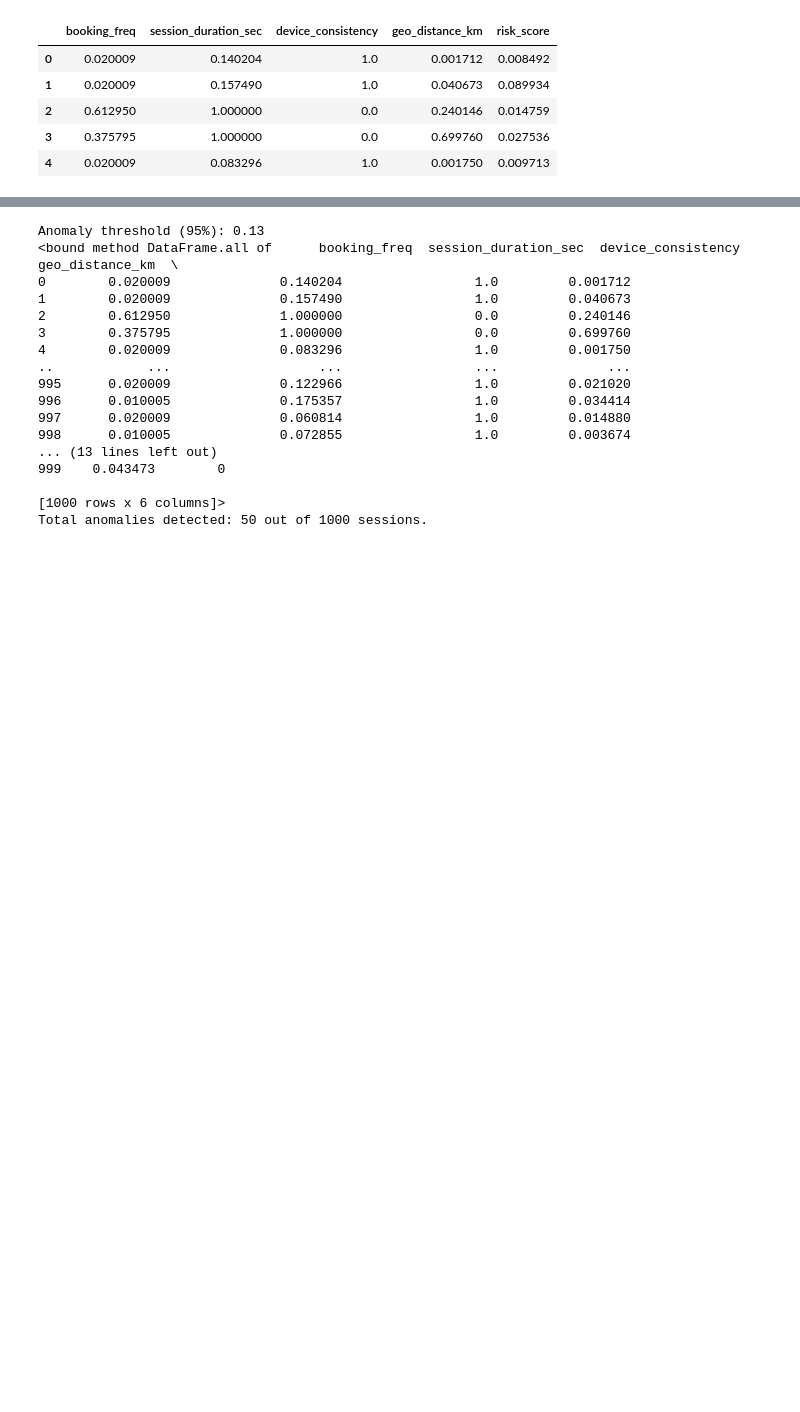
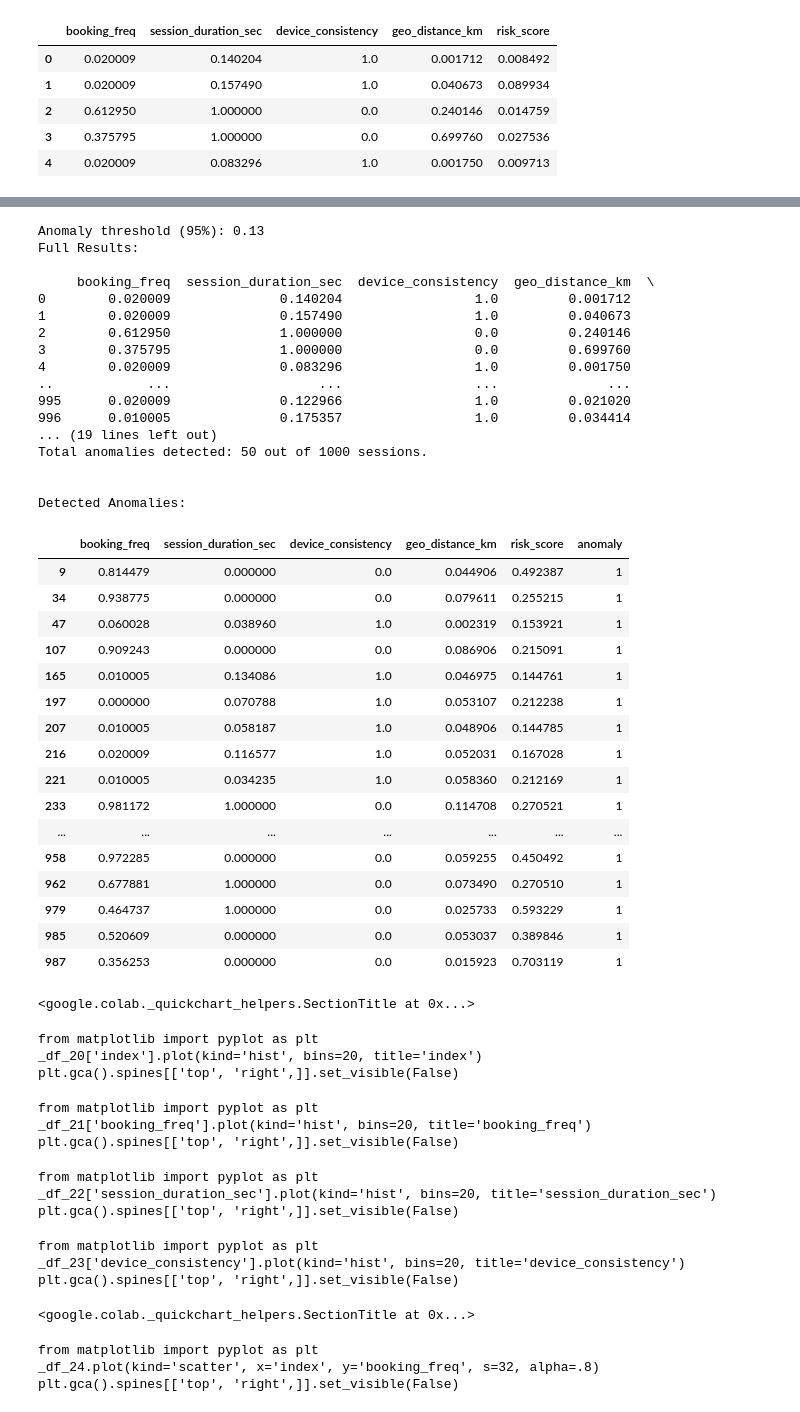
Before and after one commit to irentala/fake-profile-detection-colab, a Jupyter notebook: Texas_Transport_Scheduling_System.ipynb, the cells around one changed output, grey strips where cells are left out. Drawn from its saved outputs; the diff is of its cells as text; code cells hidden in the pictures; blank space fills up the shorter version.

```diff
--- a/Texas_Transport_Scheduling_System.ipynb
+++ b/Texas_Transport_Scheduling_System.ipynb
@@ -230,28 +246,70 @@ results_df.head()
 # %%
 #Cell 8: Set Anomaly Threshold and Label Anomalies
 # Set anomaly threshold (e.g., 95th percentile)
 threshold = np.percentile(risk_scores, 95)
 
 results_df['anomaly'] = results_df['risk_score'].apply(lambda x: 1 if x >= threshold else 0)
 
 print(f"Anomaly threshold (95%): {threshold:.2f}")
-print(results_df.all)
-print(f"Total anomalies detected: {results_df['anomaly'].sum()} out of {len(results_df)} sessions.")
+# Display the entire results DataFrame (Risk scores, anomalies)
+print("Full Results:\n")
+print(results_df)
+
+# Display the count of anomalies detected
+print(f"\nTotal anomalies detected: {results_df['anomaly'].sum()} out of {len(results_df)} sessions.\n")
+
+# Display only the detected anomalies for further analysis
+print("\nDetected Anomalies:\n")
+results_df[results_df['anomaly'] == 1]
 # %% [output]
 Anomaly threshold (95%): 0.13
-<bound method DataFrame.all of      booking_freq  session_duration_sec  device_consistency  geo_distance_km  \
+Full Results:
+
+     booking_freq  session_duration_sec  device_consistency  geo_distance_km  \
 0        0.020009              0.140204                 1.0         0.001712
 1        0.020009              0.157490                 1.0         0.040673
 2        0.612950              1.000000                 0.0         0.240146
 3        0.375795              1.000000                 0.0         0.699760
 4        0.020009              0.083296                 1.0         0.001750
 ..            ...                   ...                 ...              ...
 995      0.020009              0.122966                 1.0         0.021020
 996      0.010005              0.175357                 1.0         0.034414
-997      0.020009              0.060814                 1.0         0.014880
-998      0.010005              0.072855                 1.0         0.003674
-... (13 lines left out)
-999    0.043473        0
+... (19 lines left out)
+Total anomalies detected: 50 out of 1000 sessions.
 
-[1000 rows x 6 columns]>
-Total anomalies detected: 50 out of 1000 sessions.
+
+Detected Anomalies:
+|  | booking_freq | session_duration_sec | device_consistency | geo_distance_km | risk_score | anomaly |
+| 9 | 0.814479 | 0.000000 | 0.0 | 0.044906 | 0.492387 | 1 |
+| 34 | 0.938775 | 0.000000 | 0.0 | 0.079611 | 0.255215 | 1 |
+| 47 | 0.060028 | 0.038960 | 1.0 | 0.002319 | 0.153921 | 1 |
+| 107 | 0.909243 | 0.000000 | 0.0 | 0.086906 | 0.215091 | 1 |
+| 165 | 0.010005 | 0.134086 | 1.0 | 0.046975 | 0.144761 | 1 |
+| 197 | 0.000000 | 0.070788 | 1.0 | 0.053107 | 0.212238 | 1 |
+| 207 | 0.010005 | 0.058187 | 1.0 | 0.048906 | 0.144785 | 1 |
+| 216 | 0.020009 | 0.116577 | 1.0 | 0.052031 | 0.167028 | 1 |
+| 221 | 0.010005 | 0.034235 | 1.0 | 0.058360 | 0.212169 | 1 |
+| 233 | 0.981172 | 1.000000 | 0.0 | 0.114708 | 0.270521 | 1 |
+| ... | ... | ... | ... | ... | ... | ... |
+| 958 | 0.972285 | 0.000000 | 0.0 | 0.059255 | 0.450492 | 1 |
+| 962 | 0.677881 | 1.000000 | 0.0 | 0.073490 | 0.270510 | 1 |
+| 979 | 0.464737 | 1.000000 | 0.0 | 0.025733 | 0.593229 | 1 |
+| 985 | 0.520609 | 0.000000 | 0.0 | 0.053037 | 0.389846 | 1 |
+| 987 | 0.356253 | 0.000000 | 0.0 | 0.015923 | 0.703119 | 1 |
+<google.colab._quickchart_helpers.SectionTitle at 0x...>
+from matplotlib import pyplot as plt
+_df_20['index'].plot(kind='hist', bins=20, title='index')
+plt.gca().spines[['top', 'right',]].set_visible(False)
+from matplotlib import pyplot as plt
+_df_21['booking_freq'].plot(kind='hist', bins=20, title='booking_freq')
+plt.gca().spines[['top', 'right',]].set_visible(False)
+from matplotlib import pyplot as plt
+_df_22['session_duration_sec'].plot(kind='hist', bins=20, title='session_duration_sec')
+plt.gca().spines[['top', 'right',]].set_visible(False)
+from matplotlib import pyplot as plt
+_df_23['device_consistency'].plot(kind='hist', bins=20, title='device_consistency')
+plt.gca().spines[['top', 'right',]].set_visible(False)
+<google.colab._quickchart_helpers.SectionTitle at 0x...>
+from matplotlib import pyplot as plt
+_df_24.plot(kind='scatter', x='index', y='booking_freq', s=32, alpha=.8)
+plt.gca().spines[['top', 'right',]].set_visible(False)
```
Also changed, not shown: parts of 4 cells of this notebook.
